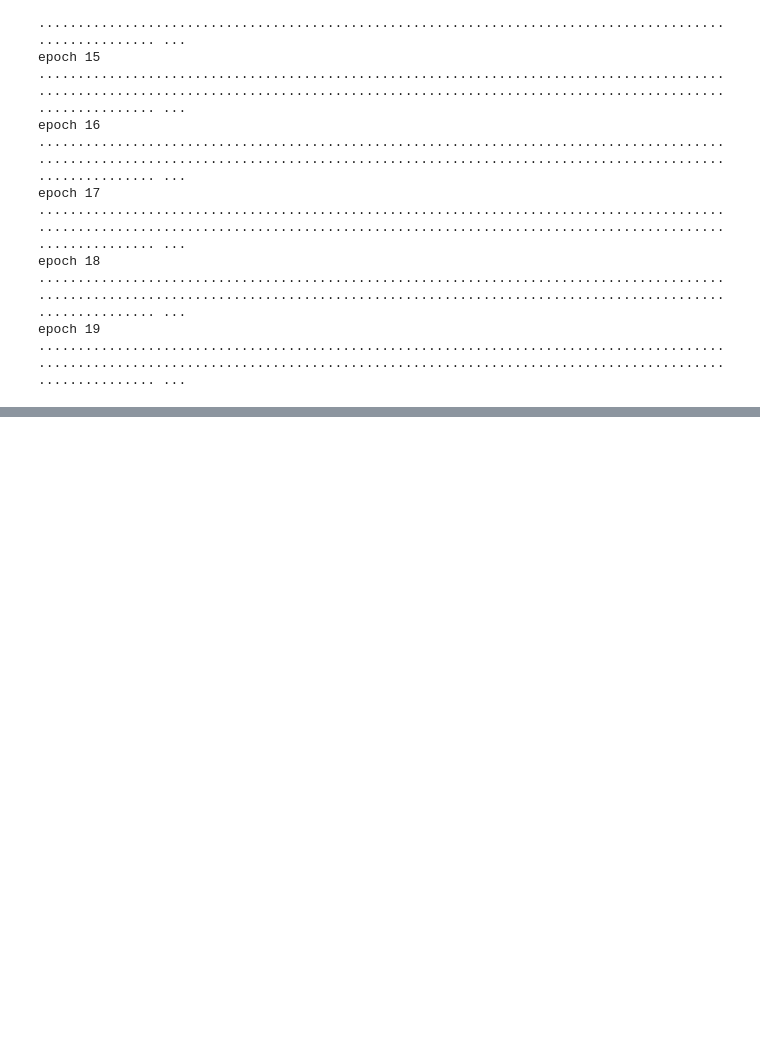
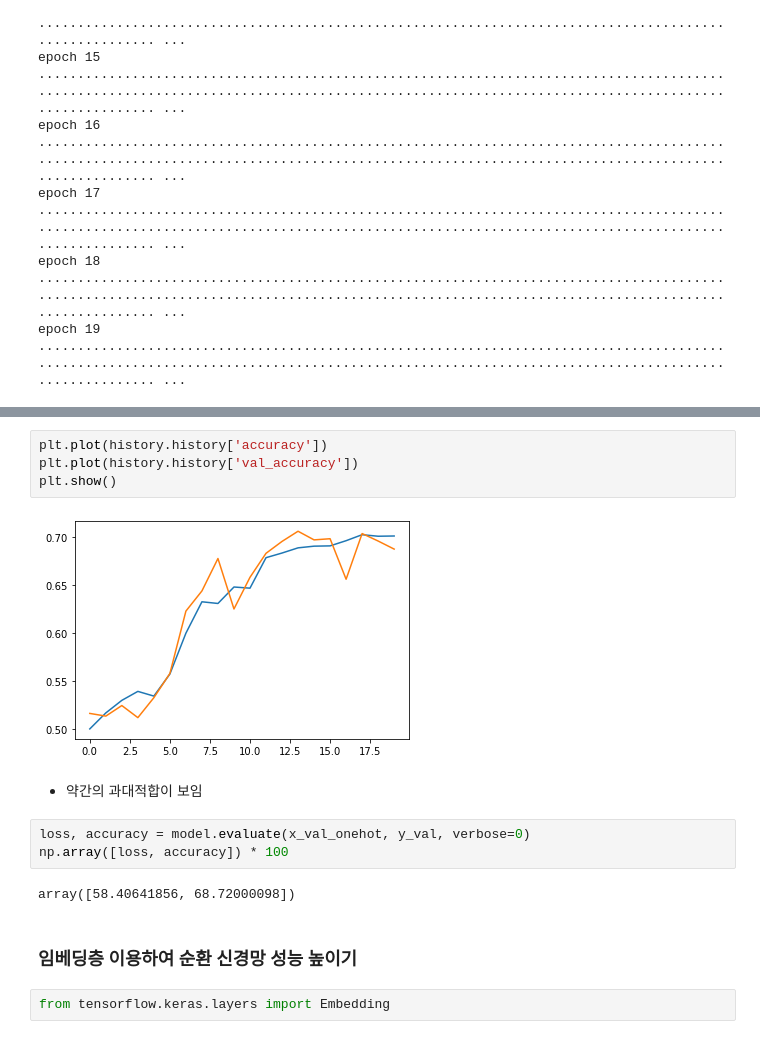
Before and after one commit to ghleex/TIL, a Jupyter notebook: 09_machine_learning/01_introduction_to_ml/do_it_series/07_recurrent_network.ipynb, the cells around one changed output, grey strips where cells are left out. Saved outputs shown, nothing was run; the diff lists cells and outputs as text; blank space fills up the shorter version.

```diff
--- a/09_machine_learning/01_introduction_to_ml/do_it_series/07_recurrent_network.ipynb
+++ b/09_machine_learning/01_introduction_to_ml/do_it_series/07_recurrent_network.ipynb
@@ -245,0 +300,17 @@ rn.score(x_val_onehot, y_val)
+# %%
+plt.plot(history.history['accuracy'])
+plt.plot(history.history['val_accuracy'])
+plt.show()
+# %% [output]
+[figure, added]
+# %% [markdown]
+* 약간의 과대적합이 보임
+# %%
+loss, accuracy = model.evaluate(x_val_onehot, y_val, verbose=0)
+np.array([loss, accuracy]) * 100
+# %% [output]
+array([58.40641856, 68.72000098])
+# %% [markdown]
+### 임베딩층 이용하여 순환 신경망 성능 높이기
+# %%
+from tensorflow.keras.layers import Embedding
```
Also changed, not shown: parts of 14 cells of this notebook.
